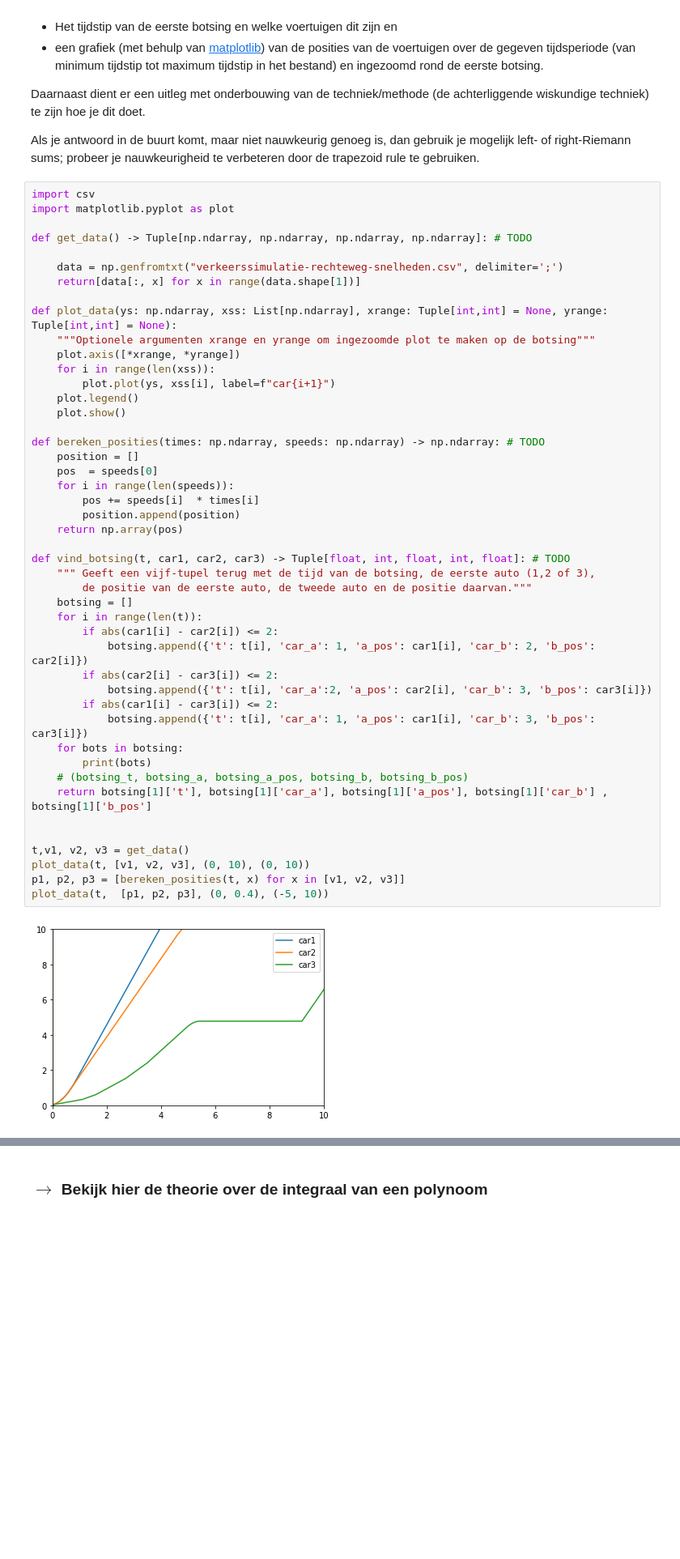
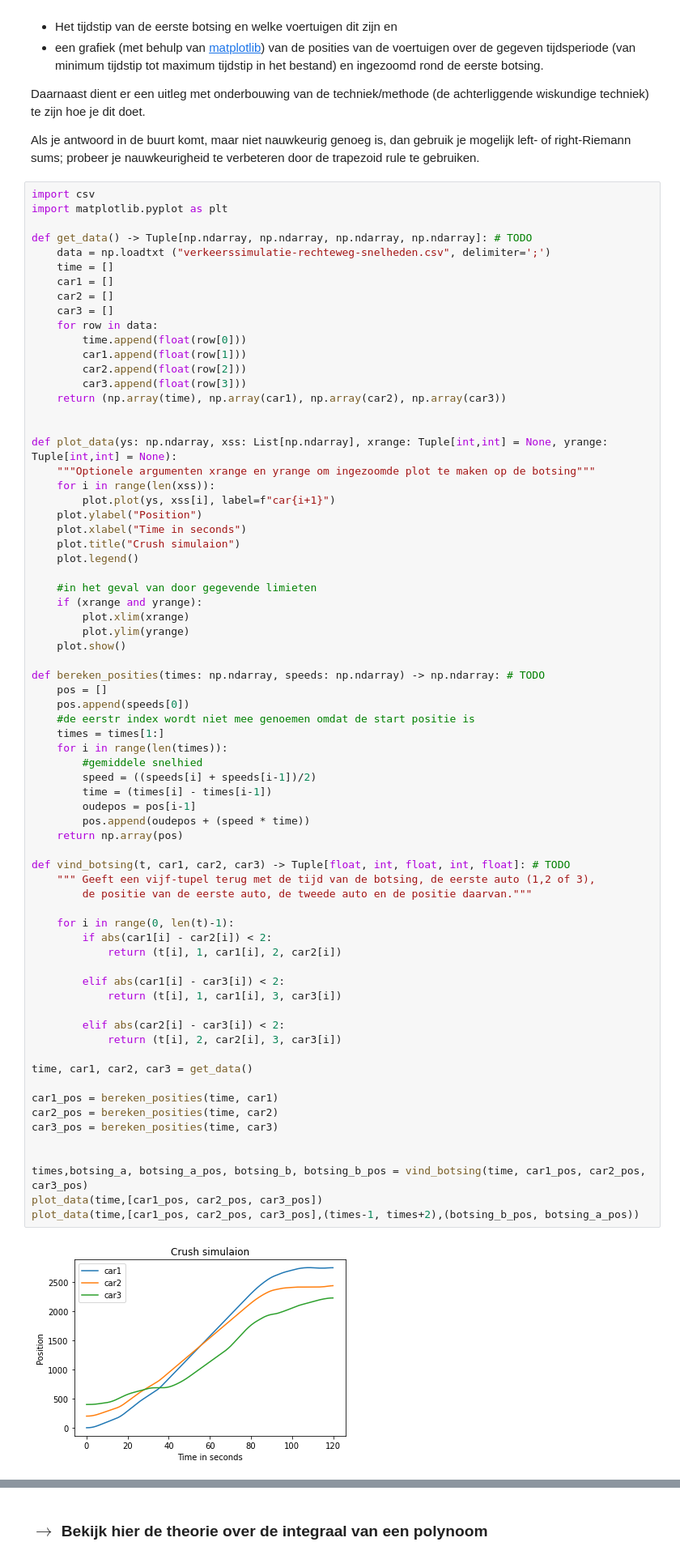
Before and after one commit to hassoonsy2/Analytical_Computing, a Jupyter notebook: 2 Calculus.ipynb, the cells around one changed output, grey strips where cells are left out. Shown at 81% size. Drawn from its saved outputs; the diff is of its cells as text; blank space fills up the shorter version.

```diff
--- a/2 Calculus.ipynb
+++ b/2 Calculus.ipynb
@@ -743,49 +743,73 @@ Daarnaast dient er een uitleg met onderbouwing van de techniek/methode (de achte
 Als je antwoord in de buurt komt, maar niet nauwkeurig genoeg is, dan gebruik je mogelijk left- of right-Riemann sums; probeer je nauwkeurigheid te verbeteren door de trapezoid rule te gebruiken.
 # %%
 import csv
-import matplotlib.pyplot as plot
+import matplotlib.pyplot as plt
 
 def get_data() -> Tuple[np.ndarray, np.ndarray, np.ndarray, np.ndarray]: # TODO
+    data = np.loadtxt ("verkeerssimulatie-rechteweg-snelheden.csv", delimiter=';')
+    time = []
+    car1 = []
+    car2 = []
+    car3 = []
+    for row in data:
+        time.append(float(row[0]))
+        car1.append(float(row[1]))
+        car2.append(float(row[2]))
+        car3.append(float(row[3]))
+    return (np.array(time), np.array(car1), np.array(car2), np.array(car3))
 
-    data = np.genfromtxt("verkeerssimulatie-rechteweg-snelheden.csv", delimiter=';')
-    return[data[:, x] for x in range(data.shape[1])]
 
 def plot_data(ys: np.ndarray, xss: List[np.ndarray], xrange: Tuple[int,int] = None, yrange: Tuple[int,int] = None):
     """Optionele argumenten xrange en yrange om ingezoomde plot te maken op de botsing"""
-    plot.axis([*xrange, *yrange])
     for i in range(len(xss)):
         plot.plot(ys, xss[i], label=f"car{i+1}")
+    plot.ylabel("Position")
+    plot.xlabel("Time in seconds")
+    plot.title("Crush simulaion")
     plot.legend()
+
+    #in het geval van door gegevende limieten
+    if (xrange and yrange):
+        plot.xlim(xrange)
+        plot.ylim(yrange)
     plot.show()
 
 def bereken_posities(times: np.ndarray, speeds: np.ndarray) -> np.ndarray: # TODO
-    position = []
-    pos  = speeds[0]
-    for i in range(len(speeds)):
-        pos += speeds[i]  * times[i]
-        position.append(position)
+    pos = []
+    pos.append(speeds[0])
+    #de eerstr index wordt niet mee genoemen omdat de start positie is
+    times = times[1:]
+    for i in range(len(times)):
+        #gemiddele snelhied
+        speed = ((speeds[i] + speeds[i-1])/2)
+        time = (times[i] - times[i-1])
+        oudepos = pos[i-1]
+        pos.append(oudepos + (speed * time))
     return np.array(pos)
 
 def vind_botsing(t, car1, car2, car3) -> Tuple[float, int, float, int, float]: # TODO
     """ Geeft een vijf-tupel terug met de tijd van de botsing, de eerste auto (1,2 of 3),
         de positie van de eerste auto, de tweede auto en de positie daarvan."""
-    botsing = []
-    for i in range(len(t)):
-        if abs(car1[i] - car2[i]) <= 2:
-            botsing.append({'t': t[i], 'car_a': 1, 'a_pos': car1[i], 'car_b': 2, 'b_pos': car2[i]})
-        if abs(car2[i] - car3[i]) <= 2:
-            botsing.append({'t': t[i], 'car_a':2, 'a_pos': car2[i], 'car_b': 3, 'b_pos': car3[i]})
-        if abs(car1[i] - car3[i]) <= 2:
-            botsing.append({'t': t[i], 'car_a': 1, 'a_pos': car1[i], 'car_b': 3, 'b_pos': car3[i]})
-    for bots in botsing:
-        print(bots)
-    # (botsing_t, botsing_a, botsing_a_pos, botsing_b, botsing_b_pos)
-    return botsing[1]['t'], botsing[1]['car_a'], botsing[1]['a_pos'], botsing[1]['car_b'] , botsing[1]['b_pos']
+
+    for i in range(0, len(t)-1):
+        if abs(car1[i] - car2[i]) < 2:
+            return (t[i], 1, car1[i], 2, car2[i])
+
+        elif abs(car1[i] - car3[i]) < 2:
+            return (t[i], 1, car1[i], 3, car3[i])
+
+        elif abs(car2[i] - car3[i]) < 2:
+            return (t[i], 2, car2[i], 3, car3[i])
+
+time, car1, car2, car3 = get_data()
+
+car1_pos = bereken_posities(time, car1)
+car2_pos = bereken_posities(time, car2)
+car3_pos = bereken_posities(time, car3)
 
 
-t,v1, v2, v3 = get_data()
-plot_data(t, [v1, v2, v3], (0, 10), (0, 10))
-p1, p2, p3 = [bereken_posities(t, x) for x in [v1, v2, v3]]
-plot_data(t,  [p1, p2, p3], (0, 0.4), (-5, 10))
+times,botsing_a, botsing_a_pos, botsing_b, botsing_b_pos = vind_botsing(time, car1_pos, car2_pos, car3_pos)
+plot_data(time,[car1_pos, car2_pos, car3_pos])
+plot_data(time,[car1_pos, car2_pos, car3_pos],(times-1, times+2),(botsing_b_pos, botsing_a_pos))
 # %% [output]
-[figure, old version]
+[figure, new version]
```
Also changed, not shown: parts of 15 cells of this notebook.
